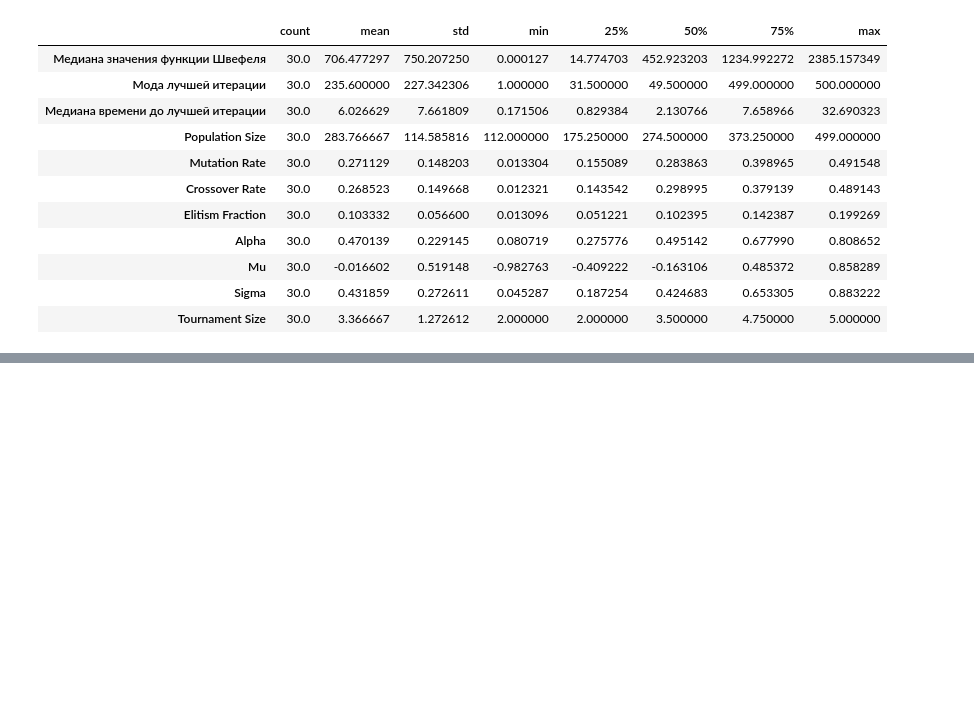
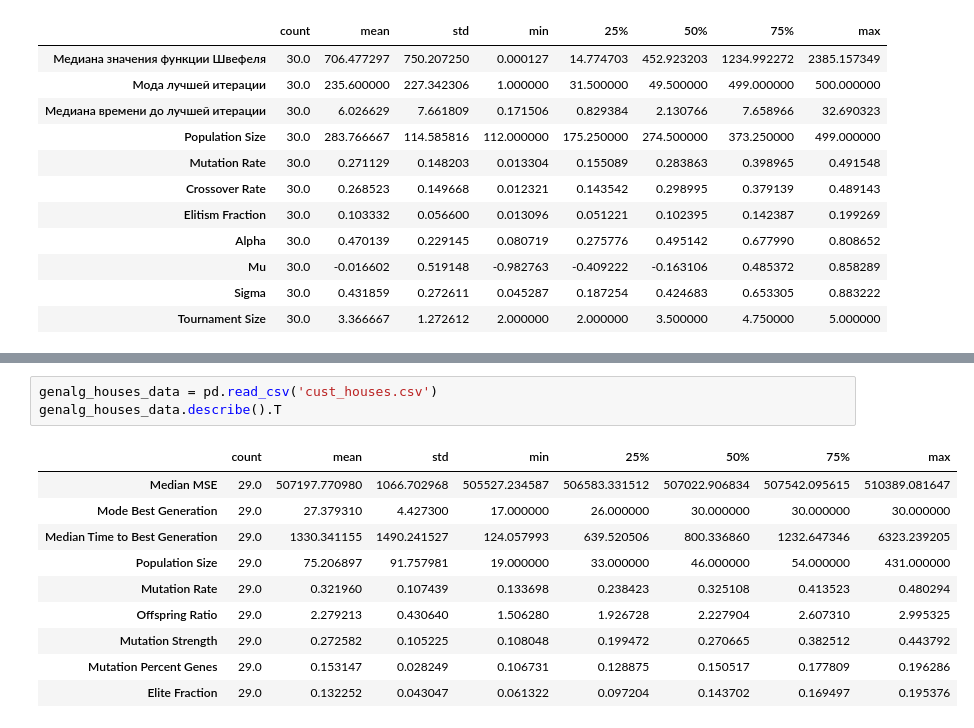
Before and after one commit to dmkravtsov/genalg, a Jupyter notebook: compare.ipynb, the cells around one changed output, grey strips where cells are left out. Cells and saved outputs as stored; diff of their text form; blank space fills up the shorter version.

```diff
--- a/compare.ipynb
+++ b/compare.ipynb
@@ -92,0 +109,14 @@ deap_shvefel_data.describe().T
+# %%
+genalg_houses_data = pd.read_csv('cust_houses.csv')
+genalg_houses_data.describe().T
+# %% [output]
+|  | count | mean | std | min | 25% | 50% | 75% | max |
+| Median MSE | 29.0 | 507197.770980 | 1066.702968 | 505527.234587 | 506583.331512 | 507022.906834 | 507542.095615 | 510389.081647 |
+| Mode Best Generation | 29.0 | 27.379310 | 4.427300 | 17.000000 | 26.000000 | 30.000000 | 30.000000 | 30.000000 |
+| Median Time to Best Generation | 29.0 | 1330.341155 | 1490.241527 | 124.057993 | 639.520506 | 800.336860 | 1232.647346 | 6323.239205 |
+| Population Size | 29.0 | 75.206897 | 91.757981 | 19.000000 | 33.000000 | 46.000000 | 54.000000 | 431.000000 |
+| Mutation Rate | 29.0 | 0.321960 | 0.107439 | 0.133698 | 0.238423 | 0.325108 | 0.413523 | 0.480294 |
+| Offspring Ratio | 29.0 | 2.279213 | 0.430640 | 1.506280 | 1.926728 | 2.227904 | 2.607310 | 2.995325 |
+| Mutation Strength | 29.0 | 0.272582 | 0.105225 | 0.108048 | 0.199472 | 0.270665 | 0.382512 | 0.443792 |
+| Mutation Percent Genes | 29.0 | 0.153147 | 0.028249 | 0.106731 | 0.128875 | 0.150517 | 0.177809 | 0.196286 |
+| Elite Fraction | 29.0 | 0.132252 | 0.043047 | 0.061322 | 0.097204 | 0.143702 | 0.169497 | 0.195376 |
```
Also changed, not shown: parts of 5 cells of this notebook, 1 other file.
